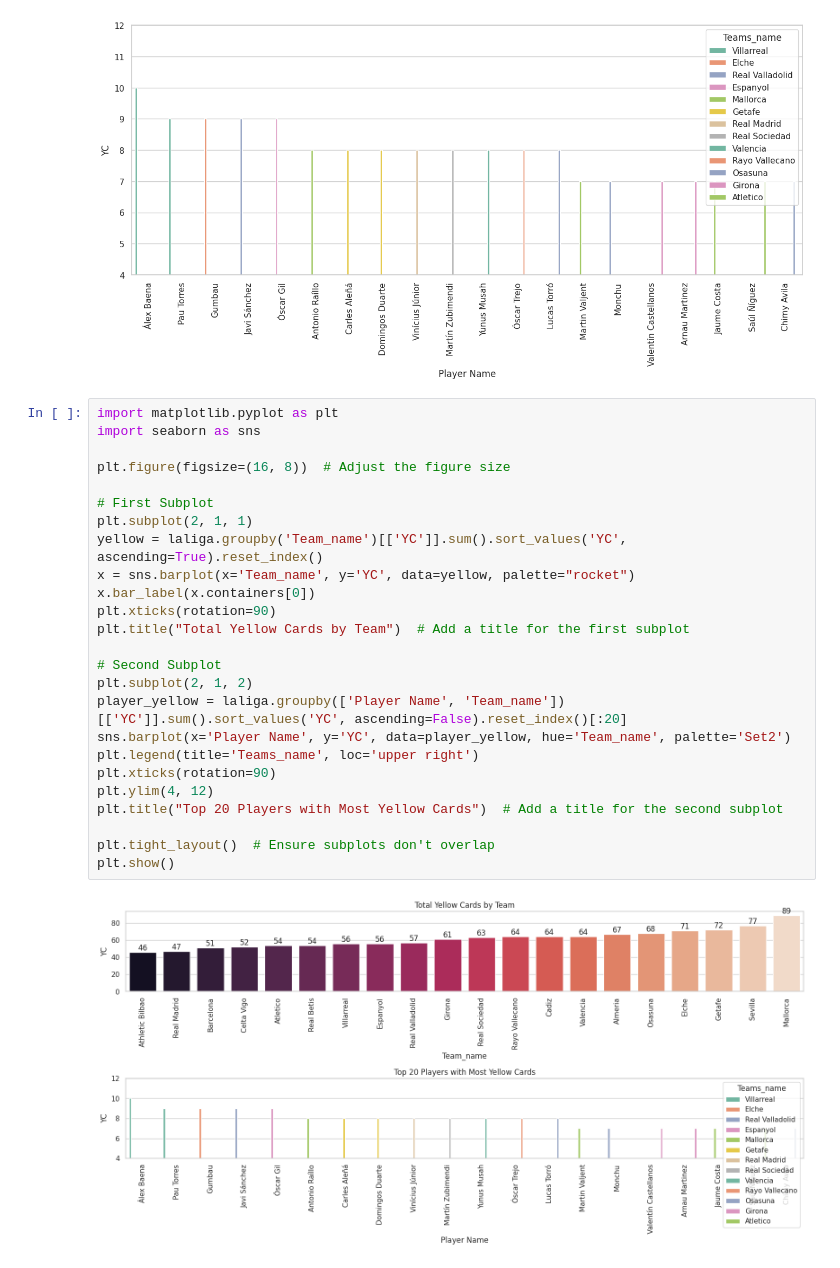
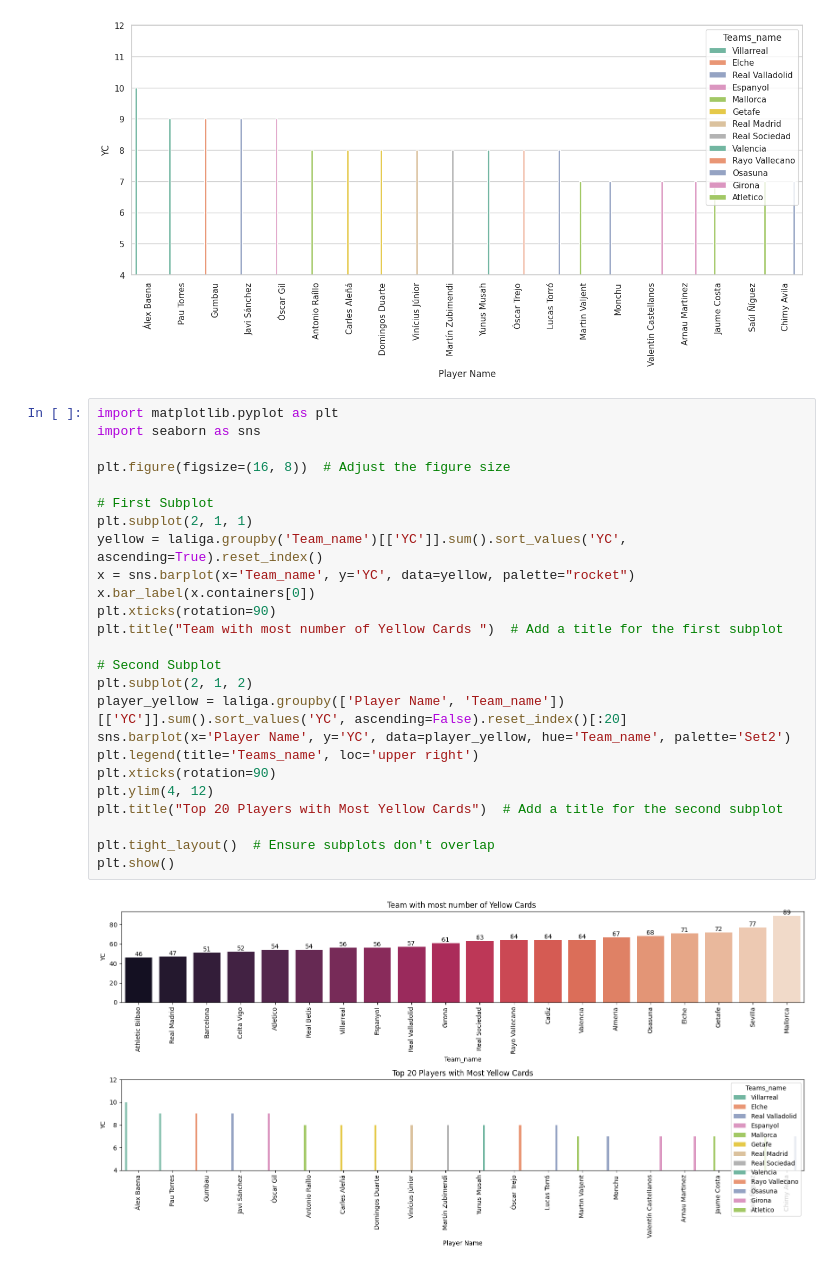
Before and after one commit to ankit-chuahan/Air_bnb_project, a Jupyter notebook: Laliga_2022.ipynb, the cells around one changed output. Saved outputs shown, nothing was run; the diff lists cells and outputs as text.

```diff
--- a/Laliga_2022.ipynb
+++ b/Laliga_2022.ipynb
@@ -300,27 +305,27 @@ plt.show()
 # %%
 import matplotlib.pyplot as plt
 import seaborn as sns
 
 plt.figure(figsize=(16, 8))  # Adjust the figure size
 
 # First Subplot
 plt.subplot(2, 1, 1)
 yellow = laliga.groupby('Team_name')[['YC']].sum().sort_values('YC', ascending=True).reset_index()
 x = sns.barplot(x='Team_name', y='YC', data=yellow, palette="rocket")
 x.bar_label(x.containers[0])
 plt.xticks(rotation=90)
-plt.title("Total Yellow Cards by Team")  # Add a title for the first subplot
+plt.title("Team with most number of Yellow Cards ")  # Add a title for the first subplot
 
 # Second Subplot
 plt.subplot(2, 1, 2)
 player_yellow = laliga.groupby(['Player Name', 'Team_name'])[['YC']].sum().sort_values('YC', ascending=False).reset_index()[:20]
 sns.barplot(x='Player Name', y='YC', data=player_yellow, hue='Team_name', palette='Set2')
 plt.legend(title='Teams_name', loc='upper right')
 plt.xticks(rotation=90)
 plt.ylim(4, 12)
 plt.title("Top 20 Players with Most Yellow Cards")  # Add a title for the second subplot
 
 plt.tight_layout()  # Ensure subplots don't overlap
 plt.show()
 # %% [output]
-[figure, old version]
+[figure, new version]
```
Also changed, not shown: parts of 5 cells of this notebook.
